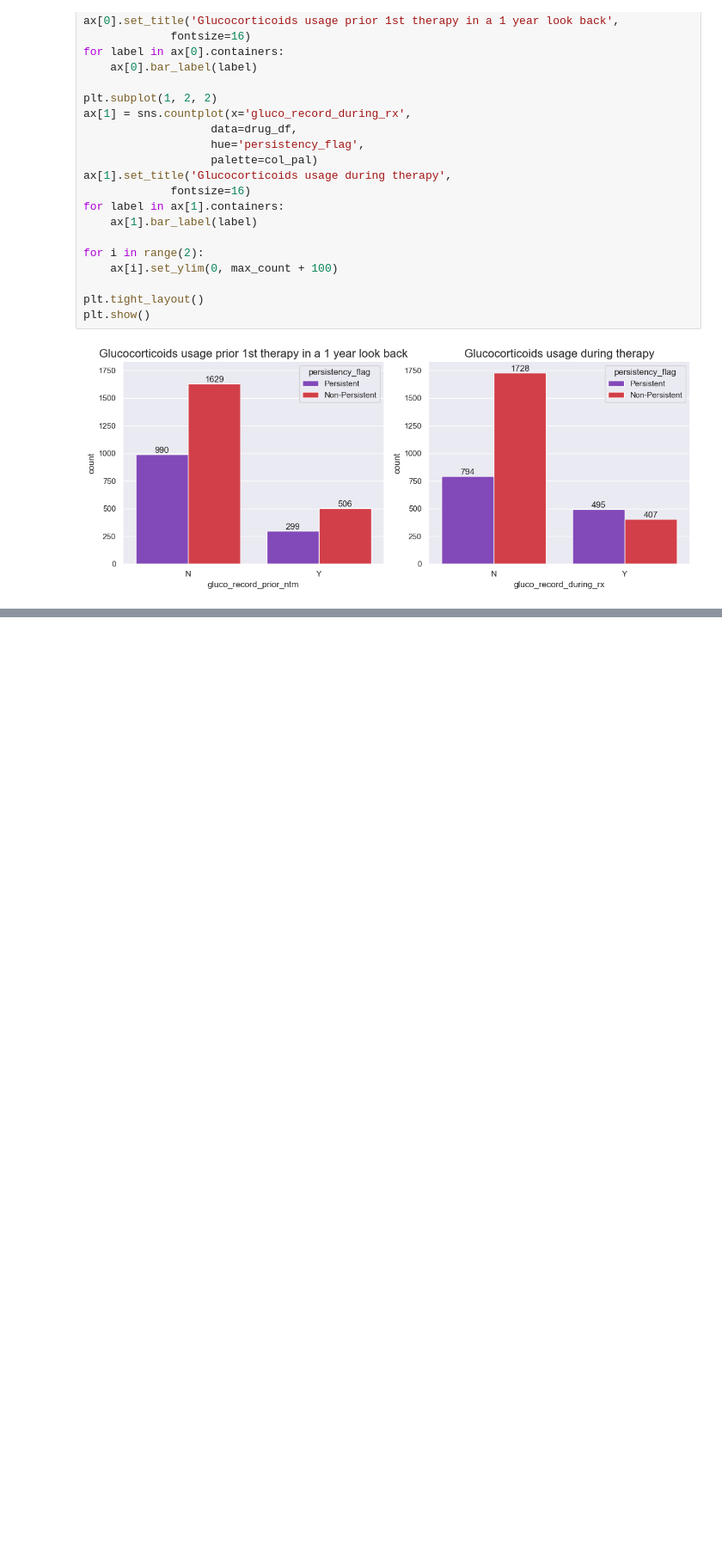
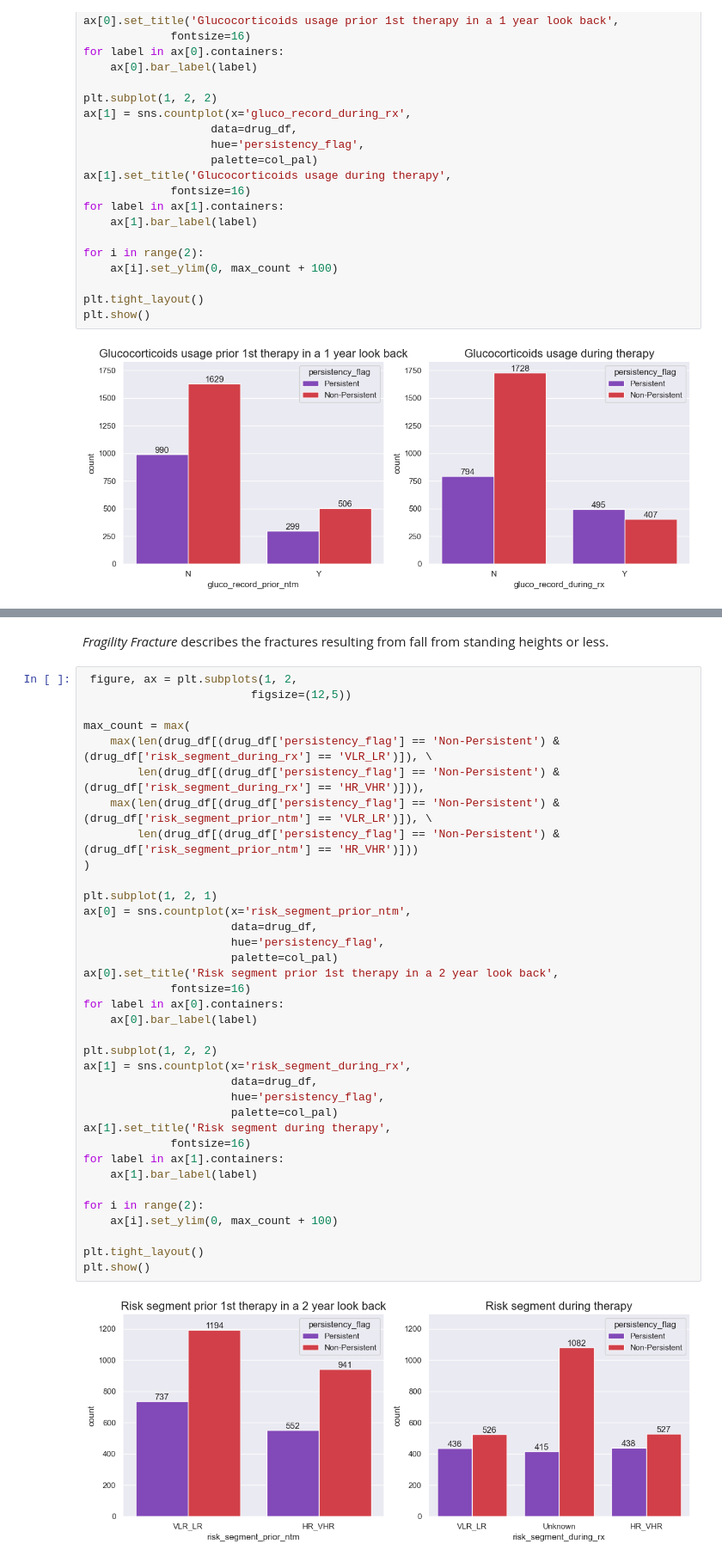
Before and after one commit to shezkh/Healthcare-Project, a Jupyter notebook: src/Data_Exploration_Ashish.ipynb, the cells around one changed output, grey strips where cells are left out. Shown: that part at 86% size. Cells and saved outputs as stored; diff of their text form; blank space fills up the shorter version.

```diff
--- a/src/Data_Exploration_Ashish.ipynb
+++ b/src/Data_Exploration_Ashish.ipynb
@@ -250,0 +324,40 @@ plt.show()
+# %% [markdown]
+*Fragility Fracture* describes the fractures resulting from fall from standing heights or less.
+# %%
+ figure, ax = plt.subplots(1, 2,
+                         figsize=(12,5))
+
+max_count = max(
+    max(len(drug_df[(drug_df['persistency_flag'] == 'Non-Persistent') & (drug_df['risk_segment_during_rx'] == 'VLR_LR')]), \
+        len(drug_df[(drug_df['persistency_flag'] == 'Non-Persistent') & (drug_df['risk_segment_during_rx'] == 'HR_VHR')])),
+    max(len(drug_df[(drug_df['persistency_flag'] == 'Non-Persistent') & (drug_df['risk_segment_prior_ntm'] == 'VLR_LR')]), \
+        len(drug_df[(drug_df['persistency_flag'] == 'Non-Persistent') & (drug_df['risk_segment_prior_ntm'] == 'HR_VHR')]))
+)
+
+plt.subplot(1, 2, 1)
+ax[0] = sns.countplot(x='risk_segment_prior_ntm',
+                      data=drug_df,
+                      hue='persistency_flag',
+                      palette=col_pal)
+ax[0].set_title('Risk segment prior 1st therapy in a 2 year look back',
+             fontsize=16)
+for label in ax[0].containers:
+    ax[0].bar_label(label)
+
+plt.subplot(1, 2, 2)
+ax[1] = sns.countplot(x='risk_segment_during_rx',
+                      data=drug_df,
+                      hue='persistency_flag',
+                      palette=col_pal)
+ax[1].set_title('Risk segment during therapy',
+             fontsize=16)
+for label in ax[1].containers:
+    ax[1].bar_label(label)
+
+for i in range(2):
+    ax[i].set_ylim(0, max_count + 100)
+
+plt.tight_layout()
+plt.show()
+# %% [output]
+[figure, added]
```
Also changed, not shown: parts of 17 cells of this notebook.
